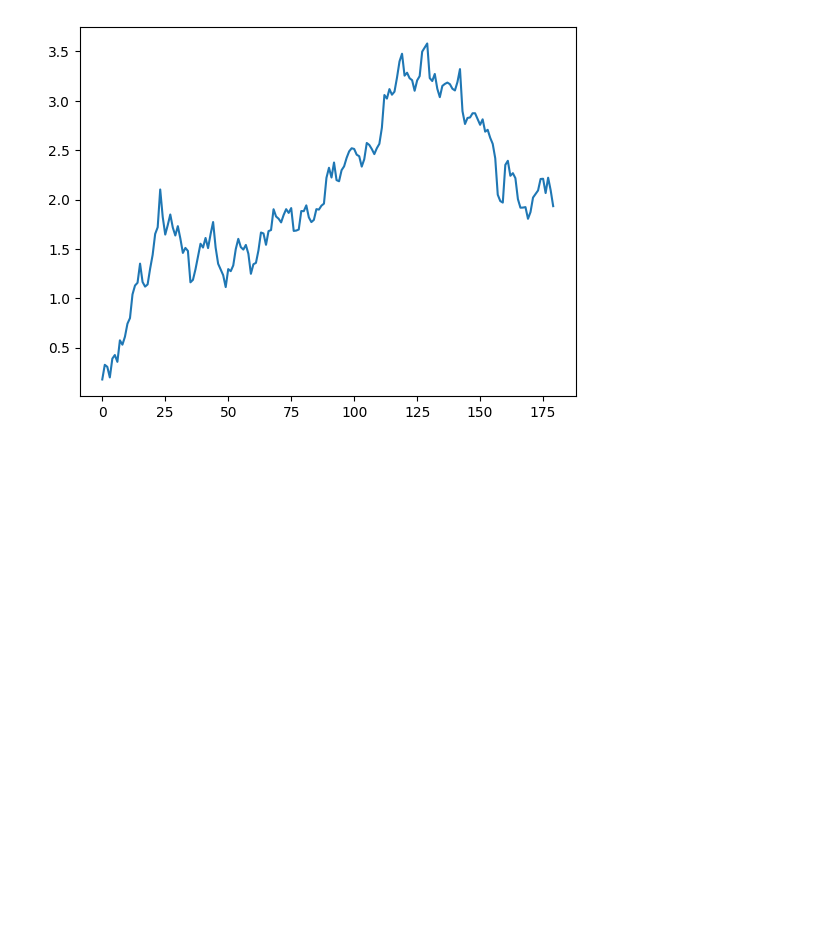
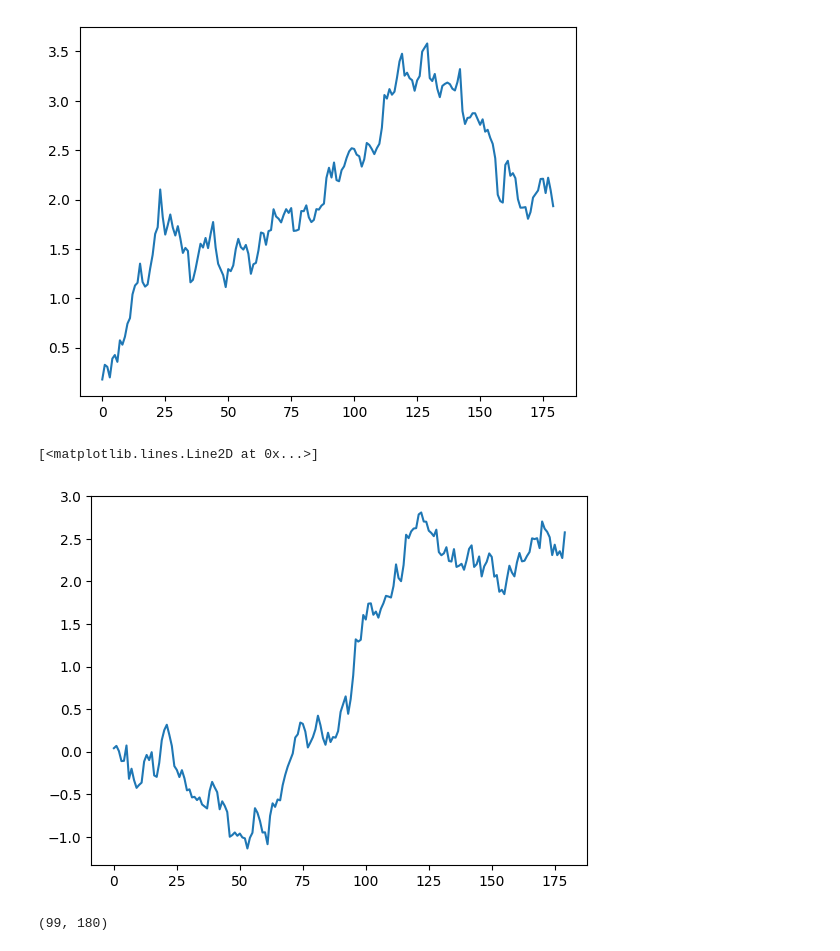
Before and after one commit to AvantiShri/gcp_analysis_rough, a Jupyter notebook: GCP1_attempt_rep_pbancel_analysis.ipynb, the cells around one changed output. Saved outputs shown, nothing was run; the diff lists cells and outputs as text; code cells hidden in the pictures; blank space fills up the shorter version.

```diff
--- a/GCP1_attempt_rep_pbancel_analysis.ipynb
+++ b/GCP1_attempt_rep_pbancel_analysis.ipynb
@@ -759,3 +769,18 @@ plt.plot(np.cumsum(np.sum(resize_nonflexevents_chisqz[:,:], axis=0)/
 # %% [output]
 [<matplotlib.lines.Line2D at 0x...>]
 [figure]
+# %%
+resize_24hrevents_chisqz = np.array([
+    resize_arr((np.square(np.concatenate([x,y,z]))-1)/np.sqrt(2), target_size=180)
+    for i,(x,y,z) in enumerate(zip(alltimeperiodbefore_compositez, allevents_compositez, alltimeperiodafter_compositez))
+    if surviving_events[i][-1]==86400 ])
+
+plt.plot(np.cumsum(np.sum(resize_24hrevents_chisqz[:,:], axis=0)/
+                   np.sqrt(resize_24hrevents_chisqz.shape[0]))/np.sqrt(60) )
+# %% [output]
+[<matplotlib.lines.Line2D at 0x...>]
+[figure, added]
+# %%
+resize_24hrevents_chisqz.shape
+# %% [output]
+(99, 180)
```
Also changed, not shown: parts of 8 cells of this notebook.
